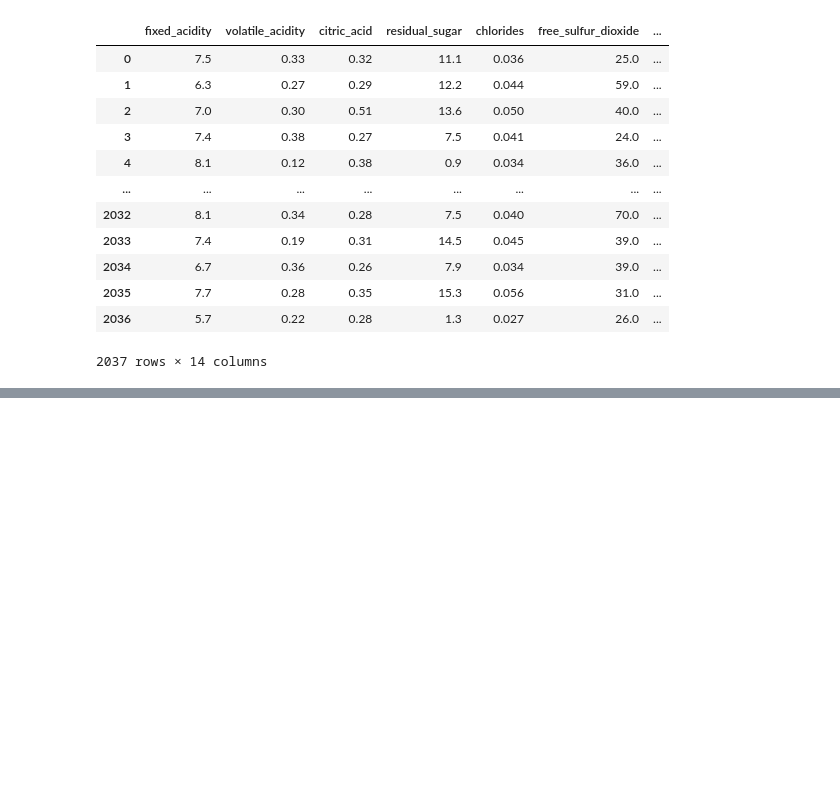
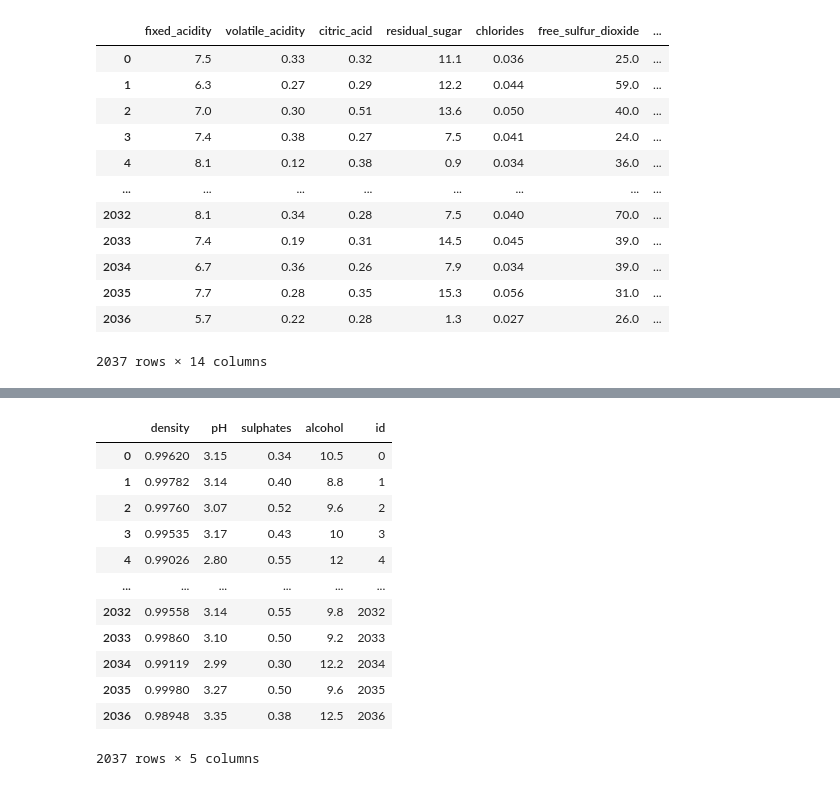
Before and after one commit to MMosquito/Four_WINE-Os, a Jupyter notebook: Wine_data_wRegion.ipynb, the cells around one changed output, grey strips where cells are left out. Drawn from its saved outputs; the diff is of its cells as text; code cells hidden in the pictures; blank space fills up the shorter version.

Commit message:
Updating python file to create separate dataframes

```diff
--- a/Wine_data_wRegion.ipynb
+++ b/Wine_data_wRegion.ipynb
@@ -5,7 +5,7 @@ import numpy as np
 import random
 # %%
 # Read in wine data
-wine_df = pd.read_csv("wine.csv")
+wine_df = pd.read_csv("wine.csv", sep=";")
 wine_df
 # %% [output]
 |  | fixed_acidity | volatile_acidity | citric_acid | residual_sugar | chlorides | free_sulfur_dioxide | ... |
@@ -22,9 +22,9 @@ wine_df
 | 2036 | 5.7 | 0.22 | 0.28 | 1.3 | 0.027 | 26.0 | ... |
 2037 rows × 12 columns
 # %%
-# Create "Wine Region" column with random wine type dispersed randomly.
+# Create "region" column with random wine type dispersed randomly.
 
-wine_df["Wine Region"] = pd.Series(
+wine_df["region"] = pd.Series(
     random.choices(["Minho", "Dao", "Beira Atlantico", "Lisboa", "Tejo", "Setubal", "Madeira", "Algarve", "Alentejo",
                     "Beira Interior", "Terras De Cister", "Douro Valley", "Transmontano",  ], weights=[1, 1, 1, 1, 1, 1,
                     1, 1, 1, 1, 1, 1, 1], k=len(wine_df)),
@@ -46,9 +46,9 @@ wine_df
 | 2036 | 5.7 | 0.22 | 0.28 | 1.3 | 0.027 | 26.0 | ... |
 2037 rows × 13 columns
 # %%
-# Create "Wine Color" column with the three typical colors dispersed randomly.
+# Create "color" column with the three typical colors dispersed randomly.
 
-wine_df["Wine Color"] = pd.Series(random.choices(["Red", "White", "Rose"], weights=[1, 1, 1,], k=len(wine_df)),
+wine_df["color"] = pd.Series(random.choices(["Red", "White", "Rose"], weights=[1, 1, 1,], k=len(wine_df)),
                                   index=wine_df.index)
 
 wine_df
@@ -66,3 +66,6 @@ wine_df
 | 2035 | 7.7 | 0.28 | 0.35 | 15.3 | 0.056 | 31.0 | ... |
 | 2036 | 5.7 | 0.22 | 0.28 | 1.3 | 0.027 | 26.0 | ... |
 2037 rows × 14 columns
+# %%
+wine_df['id'] = wine_df.reset_index().index
+wine_df
@@ -68,0 +103,17 @@ wine_df
+# %%
+wine_properties_df = wine_df[['density','pH','sulphates','alcohol','id']]
+wine_properties_df
+# %% [output]
+|  | density | pH | sulphates | alcohol | id |
+| 0 | 0.99620 | 3.15 | 0.34 | 10.5 | 0 |
+| 1 | 0.99782 | 3.14 | 0.40 | 8.8 | 1 |
+| 2 | 0.99760 | 3.07 | 0.52 | 9.6 | 2 |
+| 3 | 0.99535 | 3.17 | 0.43 | 10 | 3 |
+| 4 | 0.99026 | 2.80 | 0.55 | 12 | 4 |
+| ... | ... | ... | ... | ... | ... |
+| 2032 | 0.99558 | 3.14 | 0.55 | 9.8 | 2032 |
+| 2033 | 0.99860 | 3.10 | 0.50 | 9.2 | 2033 |
+| 2034 | 0.99119 | 2.99 | 0.30 | 12.2 | 2034 |
+| 2035 | 0.99980 | 3.27 | 0.50 | 9.6 | 2035 |
+| 2036 | 0.98948 | 3.35 | 0.38 | 12.5 | 2036 |
+2037 rows × 5 columns
```
Also changed, not shown: parts of 7 cells of this notebook.
